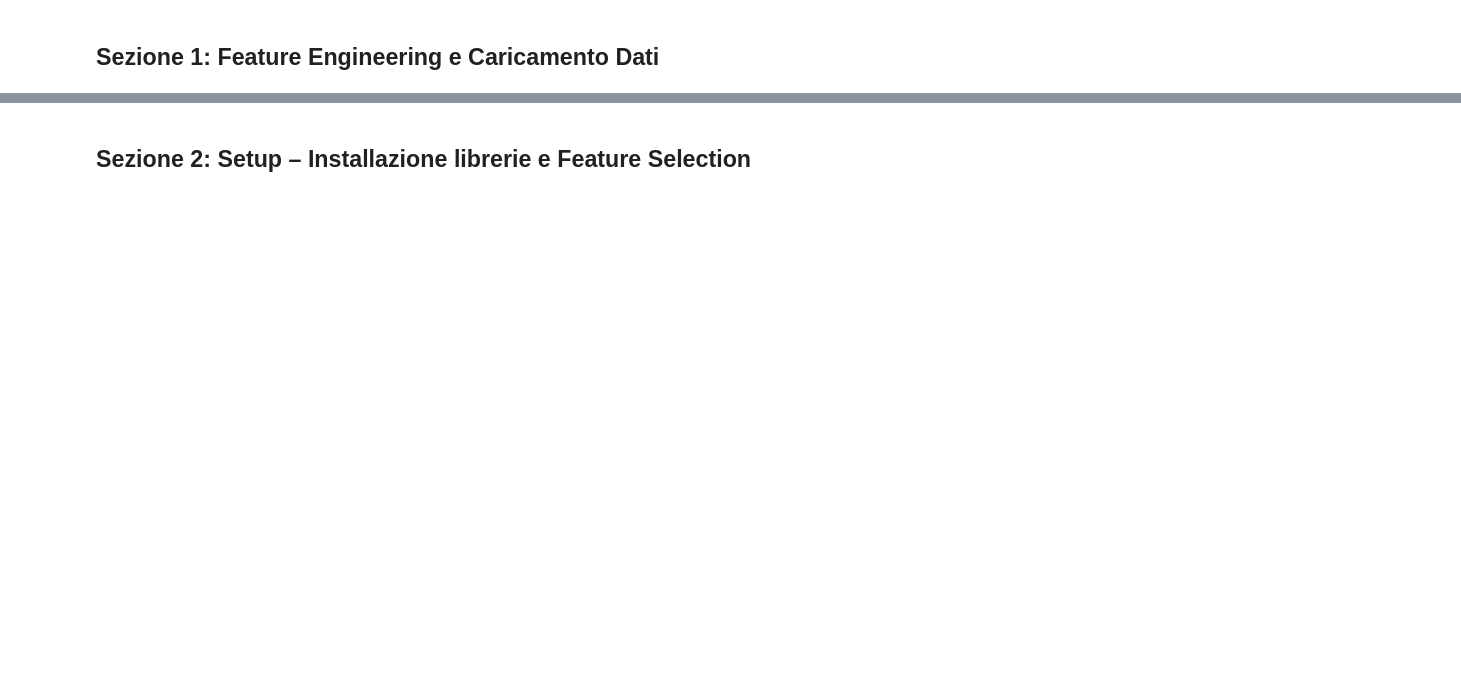
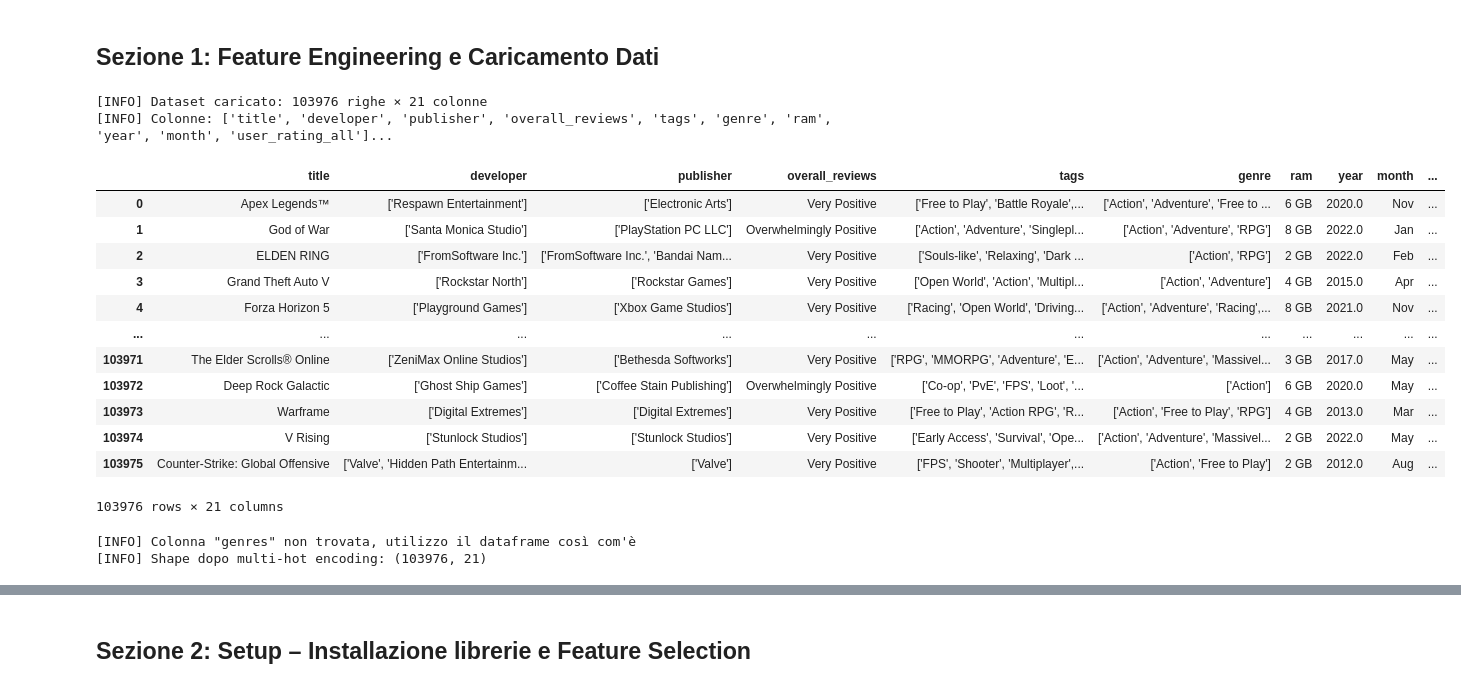
Before and after one commit to filippopinizzotto-its/Pegi-Predictor, a Jupyter notebook: machine_optimized.ipynb, the cells around one changed output, grey strips where cells are left out. Drawn from its saved outputs; the diff is of its cells as text; code cells hidden in the pictures; blank space fills up the shorter version.

Commit message:
aggiunto dataset nuovo

```diff
--- a/machine_optimized.ipynb
+++ b/machine_optimized.ipynb
@@ -25,38 +28,72 @@ print('=' * 70)
 # %%
 # Caricamento dataset (supporto locale e Colab)
 csv_path = None
-for candidate in ['/content/steam_features_dataset.csv', 'steam_features_dataset.csv']:
+for candidate in ['/content/for_EDA.csv', 'for_EDA.csv']:
     if os.path.exists(candidate):
         csv_path = candidate
         break
 
 if csv_path is None:
-    raise FileNotFoundError('[ERROR] steam_features_dataset.csv non trovato!')
+    raise FileNotFoundError('[ERROR] for_EDA.csv non trovato!')
 
 df = pd.read_csv(csv_path)
 print(f'[INFO] Dataset caricato: {df.shape[0]} righe × {df.shape[1]} colonne')
 print(f'[INFO] Colonne: {list(df.columns[:10])}...')
+# %% [output]
+[INFO] Dataset caricato: 103976 righe × 21 colonne
+[INFO] Colonne: ['title', 'developer', 'publisher', 'overall_reviews', 'tags', 'genre', 'ram', 'year', 'month', 'user_rating_all']...
+# %%
+# Ispeziona struttura del dataset
+print('[INFO] Struttura del dataset for_EDA.csv:')
+print(f'\nColonne disponibili ({len(df.columns)}):')
+print(df.columns.tolist())
+print(f'\nTipi di dati:')
+print(df.dtypes)
+print(f'\nPrime righe:')
+df.head()
+# %% [output]
+|  | title | developer | publisher | overall_reviews | tags | genre | ram | year | month | ... |
+| 0 | Apex Legends™ | ['Respawn Entertainment'] | ['Electronic Arts'] | Very Positive | ['Free to Play', 'Battle Royale',... | ['Action', 'Adventure', 'Free to ... | 6 GB | 2020.0 | Nov | ... |
+| 1 | God of War | ['Santa Monica Studio'] | ['PlayStation PC LLC'] | Overwhelmingly Positive | ['Action', 'Adventure', 'Singlepl... | ['Action', 'Adventure', 'RPG'] | 8 GB | 2022.0 | Jan | ... |
+| 2 | ELDEN RING | ['FromSoftware Inc.'] | ['FromSoftware Inc.', 'Bandai Nam... | Very Positive | ['Souls-like', 'Relaxing', 'Dark ... | ['Action', 'RPG'] | 2 GB | 2022.0 | Feb | ... |
+| 3 | Grand Theft Auto V | ['Rockstar North'] | ['Rockstar Games'] | Very Positive | ['Open World', 'Action', 'Multipl... | ['Action', 'Adventure'] | 4 GB | 2015.0 | Apr | ... |
+| 4 | Forza Horizon 5 | ['Playground Games'] | ['Xbox Game Studios'] | Very Positive | ['Racing', 'Open World', 'Driving... | ['Action', 'Adventure', 'Racing',... | 8 GB | 2021.0 | Nov | ... |
+| ... | ... | ... | ... | ... | ... | ... | ... | ... | ... | ... |
+| 103971 | The Elder Scrolls® Online | ['ZeniMax Online Studios'] | ['Bethesda Softworks'] | Very Positive | ['RPG', 'MMORPG', 'Adventure', 'E... | ['Action', 'Adventure', 'Massivel... | 3 GB | 2017.0 | May | ... |
+| 103972 | Deep Rock Galactic | ['Ghost Ship Games'] | ['Coffee Stain Publishing'] | Overwhelmingly Positive | ['Co-op', 'PvE', 'FPS', 'Loot', '... | ['Action'] | 6 GB | 2020.0 | May | ... |
+| 103973 | Warframe | ['Digital Extremes'] | ['Digital Extremes'] | Very Positive | ['Free to Play', 'Action RPG', 'R... | ['Action', 'Free to Play', 'RPG'] | 4 GB | 2013.0 | Mar | ... |
+| 103974 | V Rising | ['Stunlock Studios'] | ['Stunlock Studios'] | Very Positive | ['Early Access', 'Survival', 'Ope... | ['Action', 'Adventure', 'Massivel... | 2 GB | 2022.0 | May | ... |
+| 103975 | Counter-Strike: Global Offensive | ['Valve', 'Hidden Path Entertainm... | ['Valve'] | Very Positive | ['FPS', 'Shooter', 'Multiplayer',... | ['Action', 'Free to Play'] | 2 GB | 2012.0 | Aug | ... |
+103976 rows × 21 columns
 # %%
-# Multi-Hot Encoding sui generi
-def clean_genres(g):
-    if pd.isna(g) or not isinstance(g, str):
-        return []
-    g = g.strip()
-    if g.startswith('[') and g.endswith(']'):
-        try:
-            return ast.literal_eval(g)
-        except (ValueError, SyntaxError):
-            pass
-    return [x.strip() for x in g.split(',') if x.strip()]
+# Multi-Hot Encoding sui generi (se la colonna 'genres' esiste)
+if 'genres' in df.columns:
+    def clean_genres(g):
+        if pd.isna(g) or not isinstance(g, str):
+            return []
+        g = g.strip()
+        if g.startswith('[') and g.endswith(']'):
+            try:
+                return ast.literal_eval(g)
+            except (ValueError, SyntaxError):
+                pass
+        return [x.strip() for x in g.split(',') if x.strip()]
 
-df['genres_cleaned'] = df['genres'].apply(clean_genres)
-mlb = MultiLabelBinarizer()
-genres_enc = mlb.fit_transform(df['genres_cleaned'])
-genres_cols = [f"Is_{g.replace(' ','_').replace('-','_').replace('/','_')}" for g in mlb.classes_]
-genres_df = pd.DataFrame(genres_enc, columns=genres_cols, index=df.index)
-df_encoded = pd.concat([df.drop(columns=['genres','genres_cleaned']), genres_df], axis=1)
+    df['genres_cleaned'] = df['genres'].apply(clean_genres)
+    mlb = MultiLabelBinarizer()
+    genres_enc = mlb.fit_transform(df['genres_cleaned'])
+    genres_cols = [f"Is_{g.replace(' ','_').replace('-','_').replace('/','_')}" for g in mlb.classes_]
+    genres_df = pd.DataFrame(genres_enc, columns=genres_cols, index=df.index)
+    df_encoded = pd.concat([df.drop(columns=['genres','genres_cleaned']), genres_df], axis=1)
 
-print(f'[INFO] Generi unici codificati: {len(mlb.classes_)}')
+    print(f'[INFO] Generi unici codificati: {len(mlb.classes_)}')
+else:
+    print('[INFO] Colonna "genres" non trovata, utilizzo il dataframe così com\'è')
+    df_encoded = df.copy()
+
 print(f'[INFO] Shape dopo multi-hot encoding: {df_encoded.shape}')
+# %% [output]
+[INFO] Colonna "genres" non trovata, utilizzo il dataframe così com'è
+[INFO] Shape dopo multi-hot encoding: (103976, 21)
 # %%
 # Mappatura target PEGI → classi [0-4]
```
Also changed, not shown: parts of 4 cells of this notebook, 1 other file.
